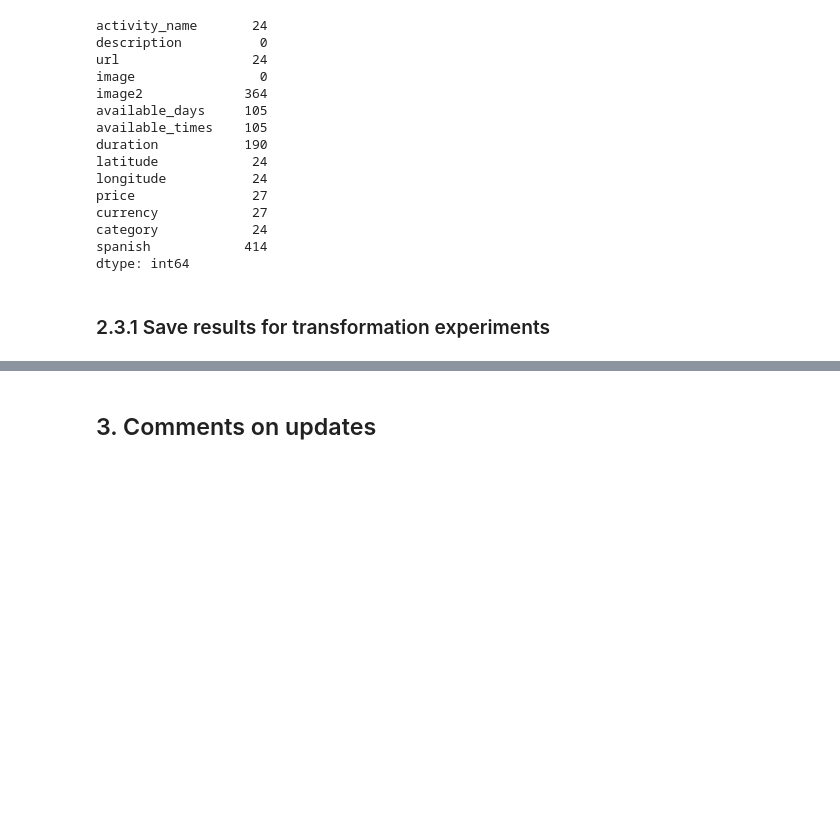
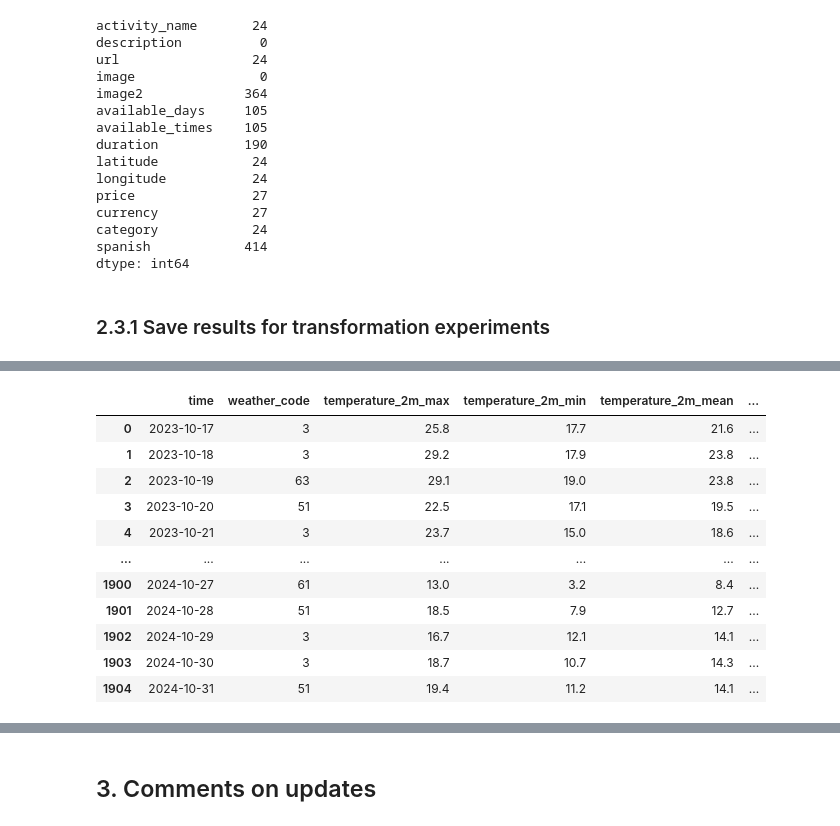
Before and after one commit to MiguelLopezVirues/travel_planner, a Jupyter notebook: notebooks/1_data_extraction.ipynb, the cells around one changed output, grey strips where cells are left out. Drawn from its saved outputs; the diff is of its cells as text; code cells hidden in the pictures; blank space fills up the shorter version.

Commit message:
Added weather forecast and historical data

```diff
--- a/notebooks/1_data_extraction.ipynb
+++ b/notebooks/1_data_extraction.ipynb
@@ -841,0 +947,3 @@ result_df_parallel_selenium.to_parquet("../data/accommodations/90_day_availabili
+# %%
+# Run the asynchronous main function
+results = await get_cities_coordinates(cities_list)
@@ -841,0 +1123,83 @@ result_df_parallel_selenium.to_parquet("../data/accommodations/90_day_availabili
+# %%
+import aiohttp
+import asyncio
+import pandas as pd
+
+# Base URL for Open-Meteo Archive API
+BASE_URL = "https://archive-api.open-meteo.com/v1/archive"
+
+# Define parameters template (will be updated for each city)
+params_template = {
+    "start_date": "2023-10-17",
+    "end_date": "2024-10-31",
+    "daily": [
+        "weather_code", "temperature_2m_max", "temperature_2m_min", "temperature_2m_mean",
+        "apparent_temperature_max", "apparent_temperature_min", "apparent_temperature_mean",
+        "sunrise", "sunset", "daylight_duration", "sunshine_duration",
+        "precipitation_sum", "rain_sum", "snowfall_sum", "precipitation_hours",
+        "wind_speed_10m_max", "wind_gusts_10m_max", "wind_direction_10m_dominant",
+        "shortwave_radiation_sum", "et0_fao_evapotranspiration"
+    ],
+    "timezone": "Europe/Madrid"
+}
+
+# Example dictionary of cities with coordinates
+cities_dict = {
+    "Valencia": (39.4699, -0.3763),
+    "Barcelona": (41.3851, 2.1734),
+    "Sevilla": (37.3886, -5.9823),
+    "Bilbao": (43.2630, -2.9350),
+    "Madrid": (40.4168, -3.7038)
+}
+
+# Asynchronous function to fetch weather data for a single city
+async def fetch_weather_data(url, city, latitude, longitude):
+    params = params_template.copy()
+    params.update({
+        "latitude": latitude,
+        "longitude": longitude
+    })
+
+    async with aiohttp.ClientSession() as session:
+        async with session.get(url, params=params) as response:
+            if response.status == 200:
+                data = await response.json()
+                if "daily" in data:
+                    df = pd.DataFrame(data["daily"])
+                    df["City"] = city  # Add city name to the DataFrame
+                    return df
+                else:
+                    print(f"No daily data for {city}")
+                    return pd.DataFrame()  # Return empty DataFrame if no data
+            else:
+                print(f"Error {response.status} for {city}")
+                return pd.DataFrame()  # Return empty DataFrame on error
+
+# Main function to get data for all cities and return it as a consolidated DataFrame
+async def get_weather_data_for_cities(cities_dict):
+    tasks = [
+        fetch_weather_data(BASE_URL, city, lat, lon)
+        for city, (lat, lon) in cities_dict.items()
+    ]
+    results = await asyncio.gather(*tasks)
+
+    # Concatenate all city DataFrames into one
+    all_cities_df = pd.concat(results, ignore_index=True)
+    return all_cities_df
+
+# Run the asynchronous main function
+weather_df = await get_weather_data_for_cities(cities_dict)
+weather_df
+# %% [output]
+|  | time | weather_code | temperature_2m_max | temperature_2m_min | temperature_2m_mean | ... |
+| 0 | 2023-10-17 | 3 | 25.8 | 17.7 | 21.6 | ... |
+| 1 | 2023-10-18 | 3 | 29.2 | 17.9 | 23.8 | ... |
+| 2 | 2023-10-19 | 63 | 29.1 | 19.0 | 23.8 | ... |
+| 3 | 2023-10-20 | 51 | 22.5 | 17.1 | 19.5 | ... |
+| 4 | 2023-10-21 | 3 | 23.7 | 15.0 | 18.6 | ... |
+| ... | ... | ... | ... | ... | ... | ... |
+| 1900 | 2024-10-27 | 61 | 13.0 | 3.2 | 8.4 | ... |
+| 1901 | 2024-10-28 | 51 | 18.5 | 7.9 | 12.7 | ... |
+| 1902 | 2024-10-29 | 3 | 16.7 | 12.1 | 14.1 | ... |
+| 1903 | 2024-10-30 | 3 | 18.7 | 10.7 | 14.3 | ... |
+| 1904 | 2024-10-31 | 51 | 19.4 | 11.2 | 14.1 | ... |
```
Also changed, not shown: parts of 19 cells of this notebook, 3 other files.
